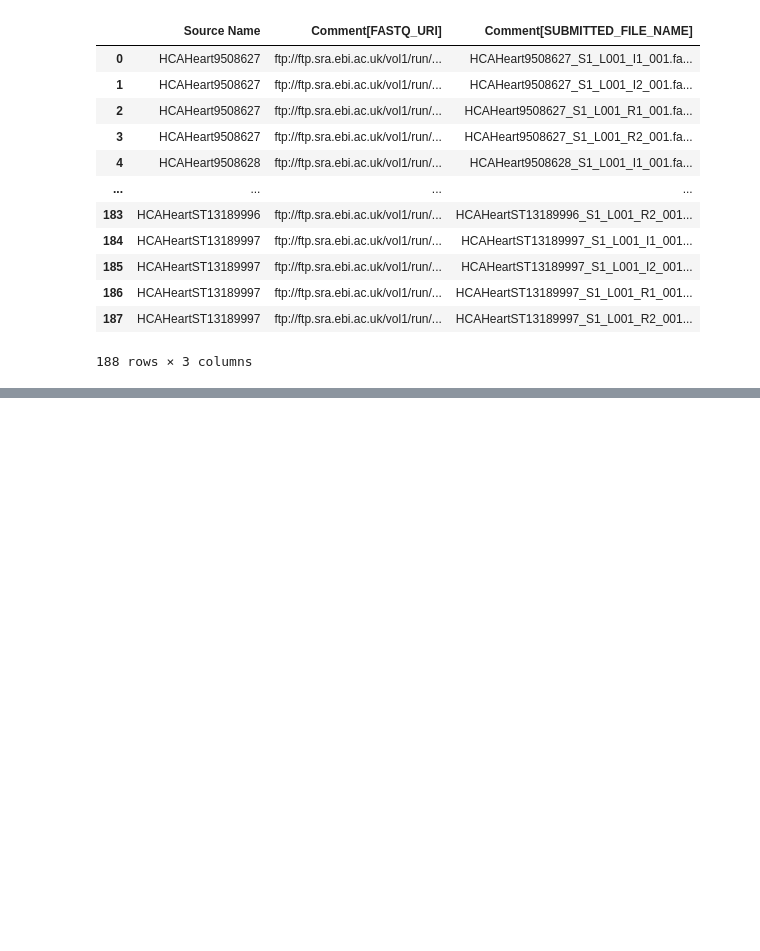
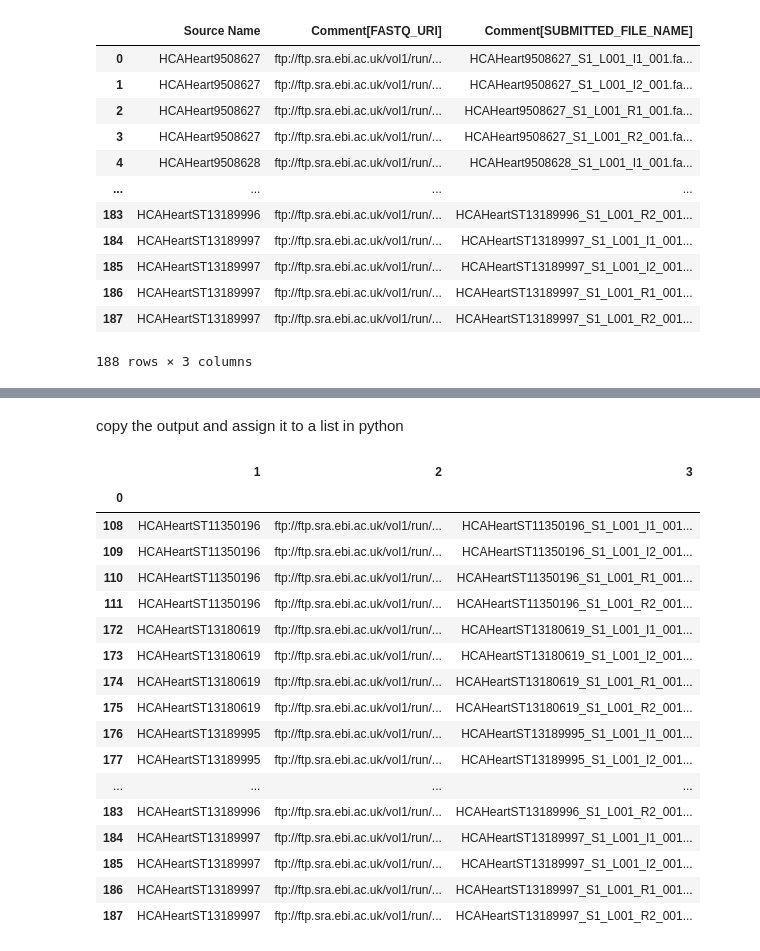
Before and after one commit to Talavera-Lopez-Lab/human_heart_mapping, a Jupyter notebook: 0-raw_data_processing/0-240409-data_loading.ipynb, the cells around one changed output, grey strips where cells are left out. Drawn from its saved outputs; the diff is of its cells as text; code cells hidden in the pictures; blank space fills up the shorter version.

```diff
--- a/0-raw_data_processing/0-240409-data_loading.ipynb
+++ b/0-raw_data_processing/0-240409-data_loading.ipynb
@@ -83,0 +150,2 @@ kb ref -i "$index_output/transcriptome.idx" \
+# %% [markdown]
+copy the output and assign it to a list in python
@@ -83,0 +195,24 @@ kb ref -i "$index_output/transcriptome.idx" \
+# %%
+
+download_resume = pd.read_csv('../../raw_data/downloads_table.csv', index_col=0, header=None)
+download_resume = download_resume[~download_resume[1].isin(mapped_samples)]
+download_resume
+# %% [output]
+|  | 1 | 2 | 3 |
+| 0 |  |  |  |
+| 108 | HCAHeartST11350196 | ftp://ftp.sra.ebi.ac.uk/vol1/run/... | HCAHeartST11350196_S1_L001_I1_001... |
+| 109 | HCAHeartST11350196 | ftp://ftp.sra.ebi.ac.uk/vol1/run/... | HCAHeartST11350196_S1_L001_I2_001... |
+| 110 | HCAHeartST11350196 | ftp://ftp.sra.ebi.ac.uk/vol1/run/... | HCAHeartST11350196_S1_L001_R1_001... |
+| 111 | HCAHeartST11350196 | ftp://ftp.sra.ebi.ac.uk/vol1/run/... | HCAHeartST11350196_S1_L001_R2_001... |
+| 172 | HCAHeartST13180619 | ftp://ftp.sra.ebi.ac.uk/vol1/run/... | HCAHeartST13180619_S1_L001_I1_001... |
+| 173 | HCAHeartST13180619 | ftp://ftp.sra.ebi.ac.uk/vol1/run/... | HCAHeartST13180619_S1_L001_I2_001... |
+| 174 | HCAHeartST13180619 | ftp://ftp.sra.ebi.ac.uk/vol1/run/... | HCAHeartST13180619_S1_L001_R1_001... |
+| 175 | HCAHeartST13180619 | ftp://ftp.sra.ebi.ac.uk/vol1/run/... | HCAHeartST13180619_S1_L001_R2_001... |
+| 176 | HCAHeartST13189995 | ftp://ftp.sra.ebi.ac.uk/vol1/run/... | HCAHeartST13189995_S1_L001_I1_001... |
+| 177 | HCAHeartST13189995 | ftp://ftp.sra.ebi.ac.uk/vol1/run/... | HCAHeartST13189995_S1_L001_I2_001... |
+| ... | ... | ... | ... |
+| 183 | HCAHeartST13189996 | ftp://ftp.sra.ebi.ac.uk/vol1/run/... | HCAHeartST13189996_S1_L001_R2_001... |
+| 184 | HCAHeartST13189997 | ftp://ftp.sra.ebi.ac.uk/vol1/run/... | HCAHeartST13189997_S1_L001_I1_001... |
+| 185 | HCAHeartST13189997 | ftp://ftp.sra.ebi.ac.uk/vol1/run/... | HCAHeartST13189997_S1_L001_I2_001... |
+| 186 | HCAHeartST13189997 | ftp://ftp.sra.ebi.ac.uk/vol1/run/... | HCAHeartST13189997_S1_L001_R1_001... |
+| 187 | HCAHeartST13189997 | ftp://ftp.sra.ebi.ac.uk/vol1/run/... | HCAHeartST13189997_S1_L001_R2_001... |
```
Also changed, not shown: parts of 13 cells of this notebook.
